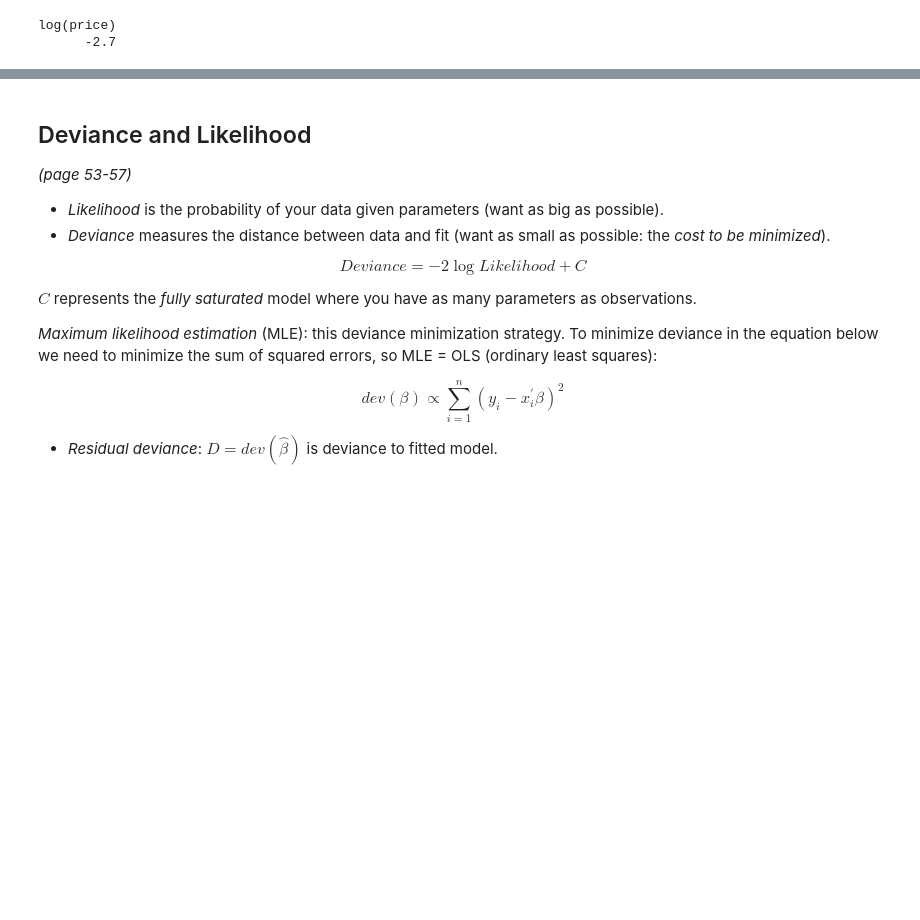
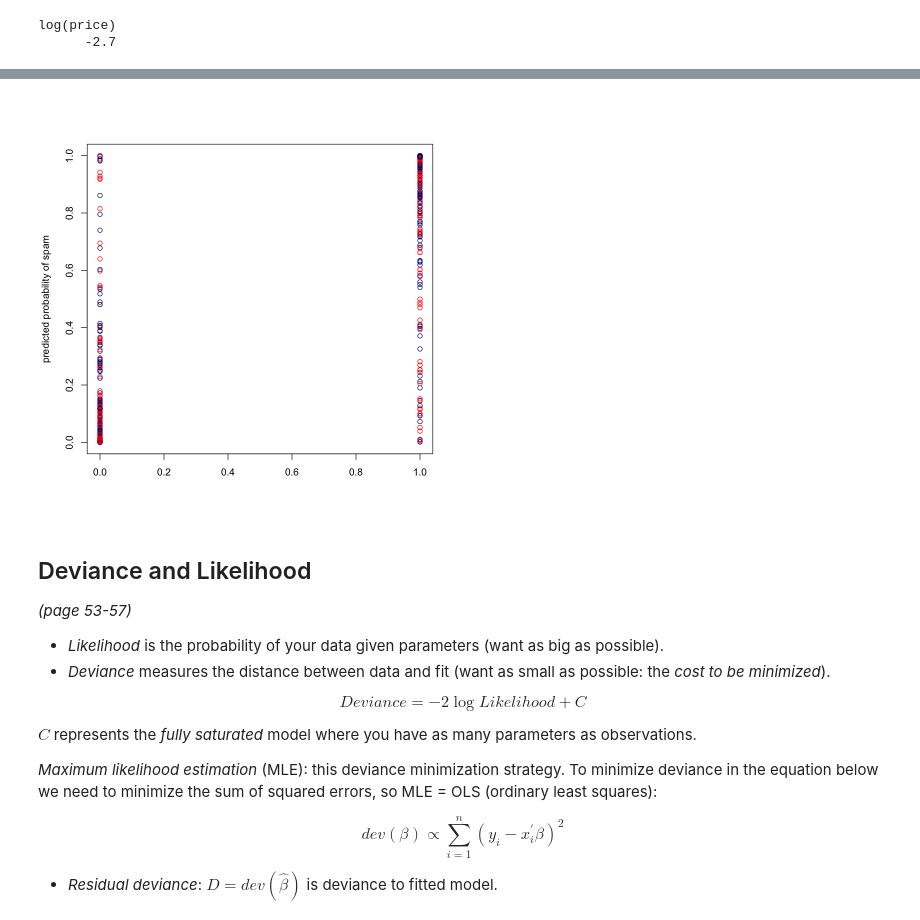
Before and after one commit to mkudija/taddy-business-data-science, a Jupyter notebook: 02-regression/01-linear-regression.ipynb, the cells around one changed output, grey strips where cells are left out. Cells and saved outputs as stored; diff of their text form; code cells hidden in the pictures; blank space fills up the shorter version.

```diff
--- a/02-regression/01-linear-regression.ipynb
+++ b/02-regression/01-linear-regression.ipynb
@@ -220,0 +337,10 @@ log(price)
+# %%
+spamtrain <- glm(spam ~ ., data=data[-leaveout,], family='binomial')
+# %%
+pspam <- predict(spamtrain, newdata=data[leaveout,], type="response")
+# %%
+plot(pspam ~ data$spam[leaveout],
+    xlab="", ylab=c("predicted probability of spam"),
+    col=c("navy","red"))
+# %% [output]
+[figure, added]
```
Also changed, not shown: parts of 21 cells of this notebook, 1 other file.
